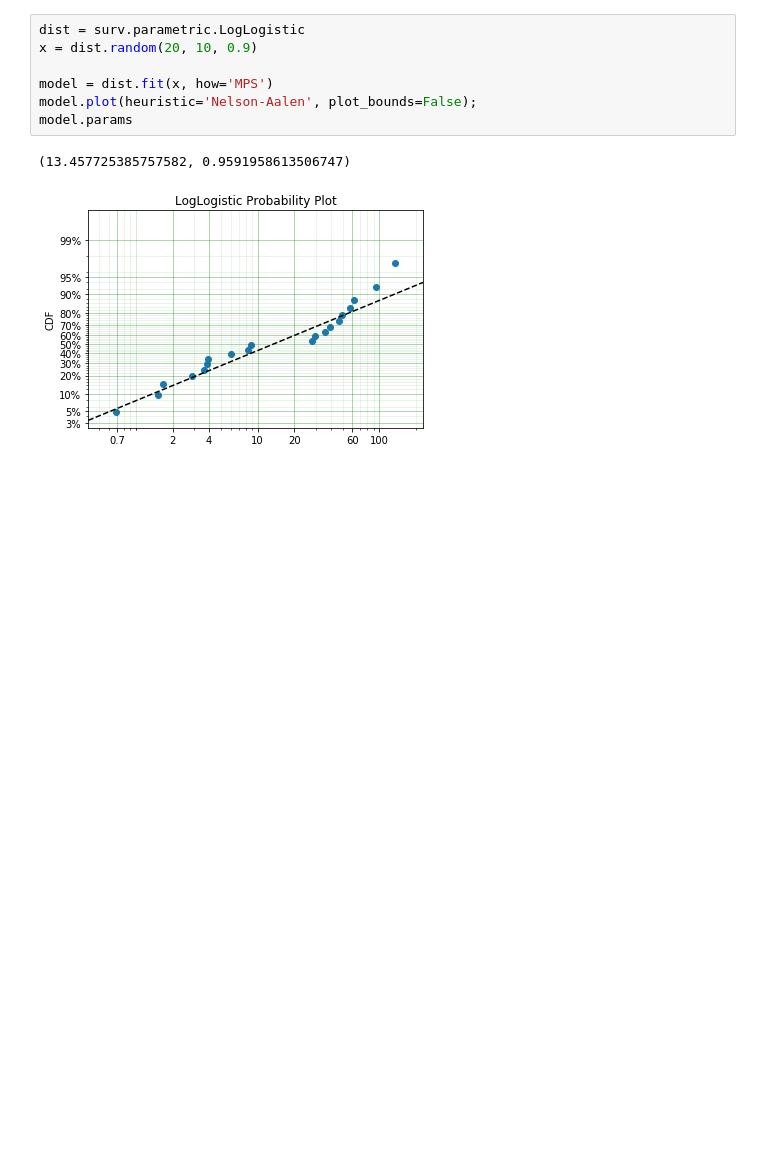
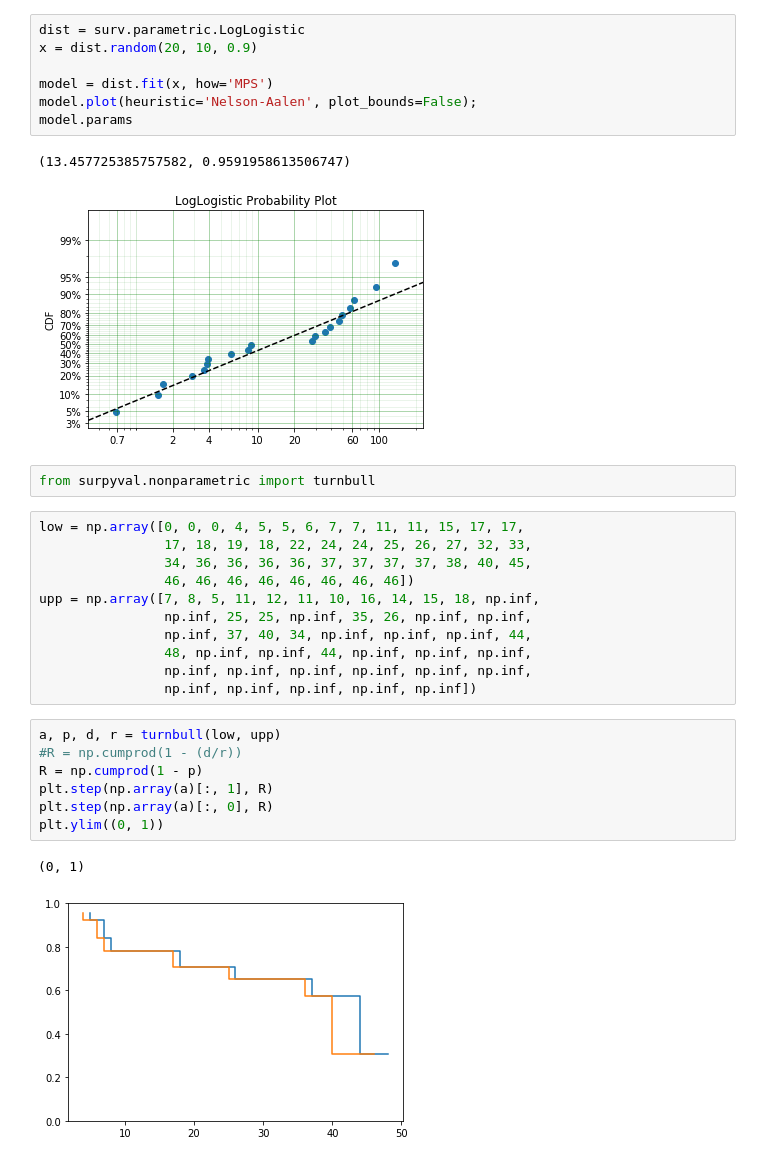
Before and after one commit to derrynknife/SurPyval, a Jupyter notebook: Probability Plotting with Surpyval.ipynb, the cells around one changed output. Drawn from its saved outputs; the diff is of its cells as text; blank space fills up the shorter version.

Commit message:
Corrected the imports already.. Added the Turnbull nonparametric method.

```diff
--- a/Probability Plotting with Surpyval.ipynb
+++ b/Probability Plotting with Surpyval.ipynb
@@ -141,3 +141,26 @@ model.params
 # %% [output]
 (13.457725385757582, 0.9591958613506747)
 [figure]
+# %%
+from surpyval.nonparametric import turnbull
+# %%
+low = np.array([0, 0, 0, 4, 5, 5, 6, 7, 7, 11, 11, 15, 17, 17,
+                17, 18, 19, 18, 22, 24, 24, 25, 26, 27, 32, 33,
+                34, 36, 36, 36, 36, 37, 37, 37, 37, 38, 40, 45,
+                46, 46, 46, 46, 46, 46, 46, 46])
+upp = np.array([7, 8, 5, 11, 12, 11, 10, 16, 14, 15, 18, np.inf,
+                np.inf, 25, 25, np.inf, 35, 26, np.inf, np.inf,
+                np.inf, 37, 40, 34, np.inf, np.inf, np.inf, 44,
+                48, np.inf, np.inf, 44, np.inf, np.inf, np.inf,
+                np.inf, np.inf, np.inf, np.inf, np.inf, np.inf,
+                np.inf, np.inf, np.inf, np.inf, np.inf])
+# %%
+a, p, d, r = turnbull(low, upp)
+#R = np.cumprod(1 - (d/r))
+R = np.cumprod(1 - p)
+plt.step(np.array(a)[:, 1], R)
+plt.step(np.array(a)[:, 0], R)
+plt.ylim((0, 1))
+# %% [output]
+(0, 1)
+[figure, added]
```
Also changed, not shown: 3 other files.
